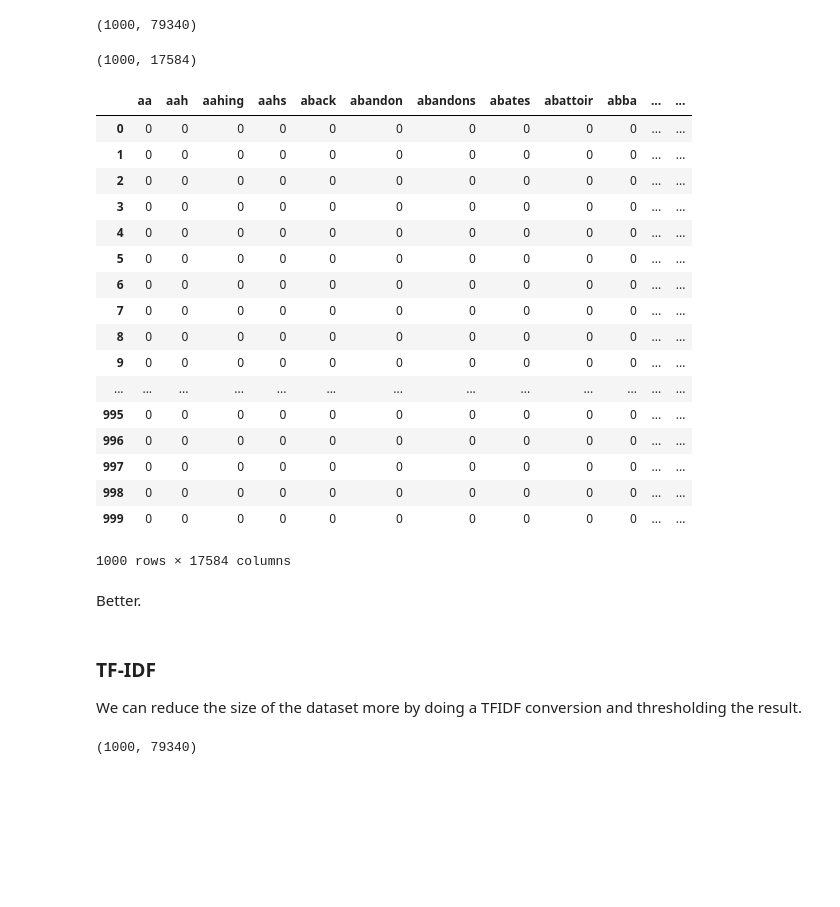
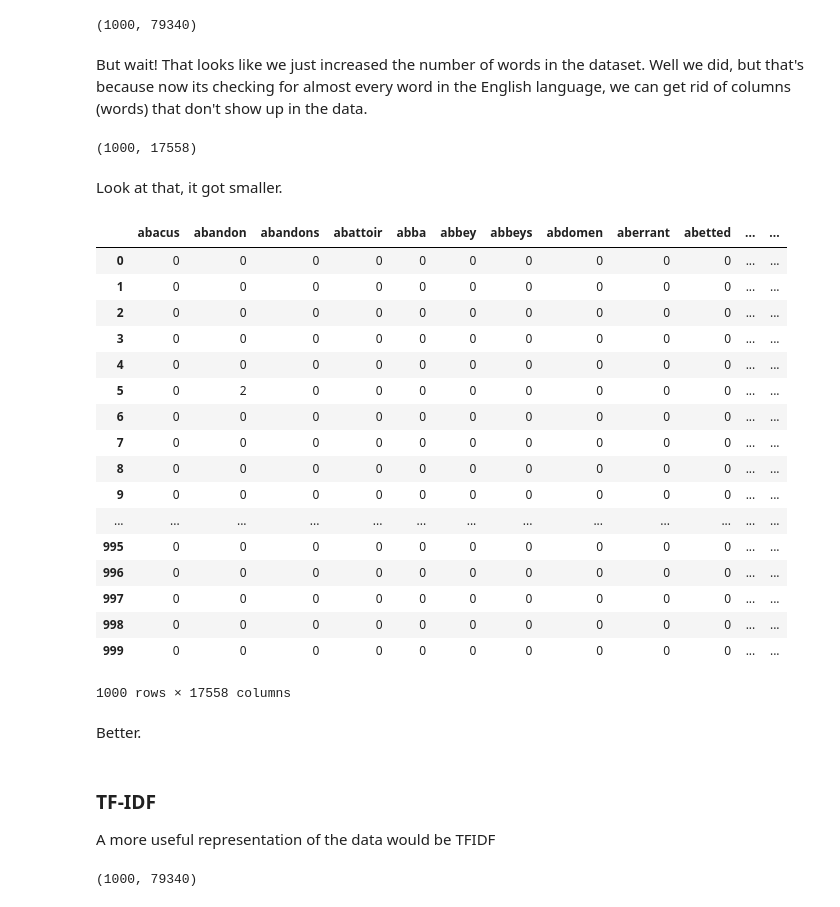
Before and after one commit to ncmatson/SMU_ML_Labs, a Jupyter notebook: 02smuml_lab/lab2.ipynb, the cells around one changed output. Drawn from its saved outputs; the diff is of its cells as text; code cells hidden in the pictures; blank space fills up the shorter version.

Commit message:
combine tables

```diff
--- a/02smuml_lab/lab2.ipynb
+++ b/02smuml_lab/lab2.ipynb
@@ -26,7 +153,7 @@ number of reviews: 18393
 # %% [markdown]
 That's a lot of reviews, for efficiency's sake lets just take a sample
 # %%
-reviews = reviews.sample(n=1000).dropna()
-reviews.info()
+df = df.sample(n=1000).dropna()
+df.info()
 # %% [output]
 <class 'pandas.core.frame.DataFrame'>
@@ -41,9 +171,12 @@ memory usage: 23.4+ KB
 # %%
 from sklearn.feature_extraction.text import CountVectorizer
 
-
+# make a CountVectorizer object
 counter = CountVectorizer(stop_words='english')
 
-bag_words = counter.fit_transform(reviews.content.tolist())
+all_text = df.content.tolist()
+
+# use counter object to transorm the text in to BOW
+bag_words = counter.fit_transform(all_text)
 print(bag_words.shape)
 # %% [output]
@@ -58,48 +191,52 @@ That's a lot of words.  How might we be able to reduce it?  The problem is that
 
 Those three criteria should be pretty well contained in the Scrabble dictionary.
 # %%
-with open('../data/scrabble.txt') as f:
+with open('../../data/scrabble.txt') as f:
     vocab = f.read().split('\n')
 
 counter = CountVectorizer(stop_words='english', vocabulary=vocab) # an object capable of counting words in a document!
-bag_words = counter.fit_transform(reviews.content.tolist())
+bag_words = counter.fit_transform(all_text)
 print(bag_words.shape)
 # %% [output]
 (1000, 79340)
+# %% [markdown]
+But wait!  That looks like we just increased the number of words in the dataset.  Well we did, but that's because now its checking for almost every word in the English language, we can get rid of columns (words) that don't show up in the data.
 # %%
-df = pd.DataFrame(data=bag_words.toarray(), columns=counter.get_feature_names())
+df_bow = pd.DataFrame(data=bag_words.toarray(), columns=counter.get_feature_names())
 
-# this vocab is actually larger than what we started with, but we'll drop columns of zeros
-df = df.loc[:, (df != 0).any(axis=0)]
-df.shape
+# this will return only columns that aren't all 0
+df_bow = df_bow.loc[:, (df_bow != 0).any(axis=0)]
+df_bow.shape
 # %% [output]
-(1000, 17584)
+(1000, 17558)
-# %%
-df
-# %% [output]
-|  | aa | aah | aahing | aahs | aback | abandon | abandons | abates | abattoir | abba | ... | ... |
-| 0 | 0 | 0 | 0 | 0 | 0 | 0 | 0 | 0 | 0 | 0 | ... | ... |
-| 1 | 0 | 0 | 0 | 0 | 0 | 0 | 0 | 0 | 0 | 0 | ... | ... |
-| 2 | 0 | 0 | 0 | 0 | 0 | 0 | 0 | 0 | 0 | 0 | ... | ... |
-| 3 | 0 | 0 | 0 | 0 | 0 | 0 | 0 | 0 | 0 | 0 | ... | ... |
-| 4 | 0 | 0 | 0 | 0 | 0 | 0 | 0 | 0 | 0 | 0 | ... | ... |
-| 5 | 0 | 0 | 0 | 0 | 0 | 0 | 0 | 0 | 0 | 0 | ... | ... |
-| 6 | 0 | 0 | 0 | 0 | 0 | 0 | 0 | 0 | 0 | 0 | ... | ... |
-| 7 | 0 | 0 | 0 | 0 | 0 | 0 | 0 | 0 | 0 | 0 | ... | ... |
-| 8 | 0 | 0 | 0 | 0 | 0 | 0 | 0 | 0 | 0 | 0 | ... | ... |
-| 9 | 0 | 0 | 0 | 0 | 0 | 0 | 0 | 0 | 0 | 0 | ... | ... |
-| ... | ... | ... | ... | ... | ... | ... | ... | ... | ... | ... | ... | ... |
-| 995 | 0 | 0 | 0 | 0 | 0 | 0 | 0 | 0 | 0 | 0 | ... | ... |
-| 996 | 0 | 0 | 0 | 0 | 0 | 0 | 0 | 0 | 0 | 0 | ... | ... |
-| 997 | 0 | 0 | 0 | 0 | 0 | 0 | 0 | 0 | 0 | 0 | ... | ... |
-| 998 | 0 | 0 | 0 | 0 | 0 | 0 | 0 | 0 | 0 | 0 | ... | ... |
-| 999 | 0 | 0 | 0 | 0 | 0 | 0 | 0 | 0 | 0 | 0 | ... | ... |
-1000 rows × 17584 columns
+# %% [markdown]
+Look at that, it got smaller.
+# %%
+df_bow
+# %% [output]
+|  | abacus | abandon | abandons | abattoir | abba | abbey | abbeys | abdomen | aberrant | abetted | ... | ... |
+| 0 | 0 | 0 | 0 | 0 | 0 | 0 | 0 | 0 | 0 | 0 | ... | ... |
+| 1 | 0 | 0 | 0 | 0 | 0 | 0 | 0 | 0 | 0 | 0 | ... | ... |
+| 2 | 0 | 0 | 0 | 0 | 0 | 0 | 0 | 0 | 0 | 0 | ... | ... |
+| 3 | 0 | 0 | 0 | 0 | 0 | 0 | 0 | 0 | 0 | 0 | ... | ... |
+| 4 | 0 | 0 | 0 | 0 | 0 | 0 | 0 | 0 | 0 | 0 | ... | ... |
+| 5 | 0 | 2 | 0 | 0 | 0 | 0 | 0 | 0 | 0 | 0 | ... | ... |
+| 6 | 0 | 0 | 0 | 0 | 0 | 0 | 0 | 0 | 0 | 0 | ... | ... |
+| 7 | 0 | 0 | 0 | 0 | 0 | 0 | 0 | 0 | 0 | 0 | ... | ... |
+| 8 | 0 | 0 | 0 | 0 | 0 | 0 | 0 | 0 | 0 | 0 | ... | ... |
+| 9 | 0 | 0 | 0 | 0 | 0 | 0 | 0 | 0 | 0 | 0 | ... | ... |
+| ... | ... | ... | ... | ... | ... | ... | ... | ... | ... | ... | ... | ... |
+| 995 | 0 | 0 | 0 | 0 | 0 | 0 | 0 | 0 | 0 | 0 | ... | ... |
+| 996 | 0 | 0 | 0 | 0 | 0 | 0 | 0 | 0 | 0 | 0 | ... | ... |
+| 997 | 0 | 0 | 0 | 0 | 0 | 0 | 0 | 0 | 0 | 0 | ... | ... |
+| 998 | 0 | 0 | 0 | 0 | 0 | 0 | 0 | 0 | 0 | 0 | ... | ... |
+| 999 | 0 | 0 | 0 | 0 | 0 | 0 | 0 | 0 | 0 | 0 | ... | ... |
+1000 rows × 17558 columns
 # %% [markdown]
 Better.
-# %% [markdown]
-### TF-IDF
-We can reduce the size of the dataset more by doing a TFIDF conversion and thresholding the result.
+# %% [markdown]
+### TF-IDF
+A more useful representation of the data would be TFIDF
 # %%
 from sklearn.feature_extraction.text import TfidfVectorizer
 
```
Also changed, not shown: parts of 22 cells of this notebook.
